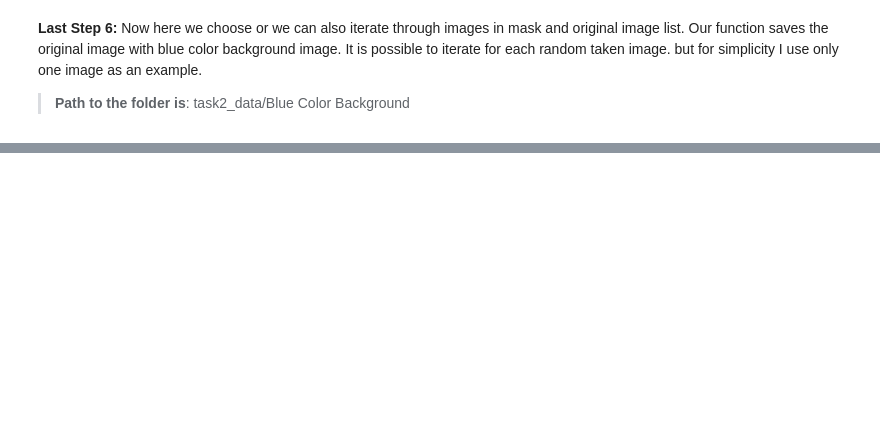
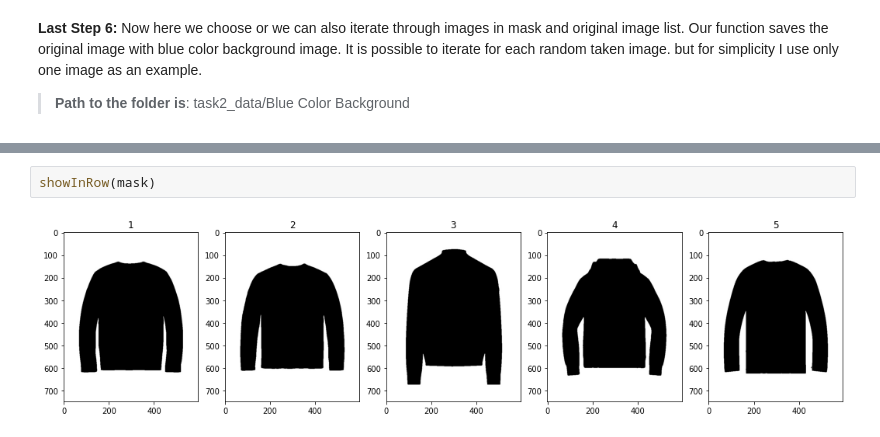
Before and after one commit to Odilbek99/cv-project-task, a Jupyter notebook: Segmentation/Cloths_segmentation.ipynb, the cells around one changed output, grey strips where cells are left out. Saved outputs shown, nothing was run; the diff lists cells and outputs as text; blank space fills up the shorter version.

```diff
--- a/Segmentation/Cloths_segmentation.ipynb
+++ b/Segmentation/Cloths_segmentation.ipynb
@@ -144,0 +154,4 @@ preprocess(image_path[0],mask_path[0])
+# %%
+showInRow(mask)
+# %% [output]
+[figure, added]
```
Also changed, not shown: parts of 14 cells of this notebook, 1 other file.
